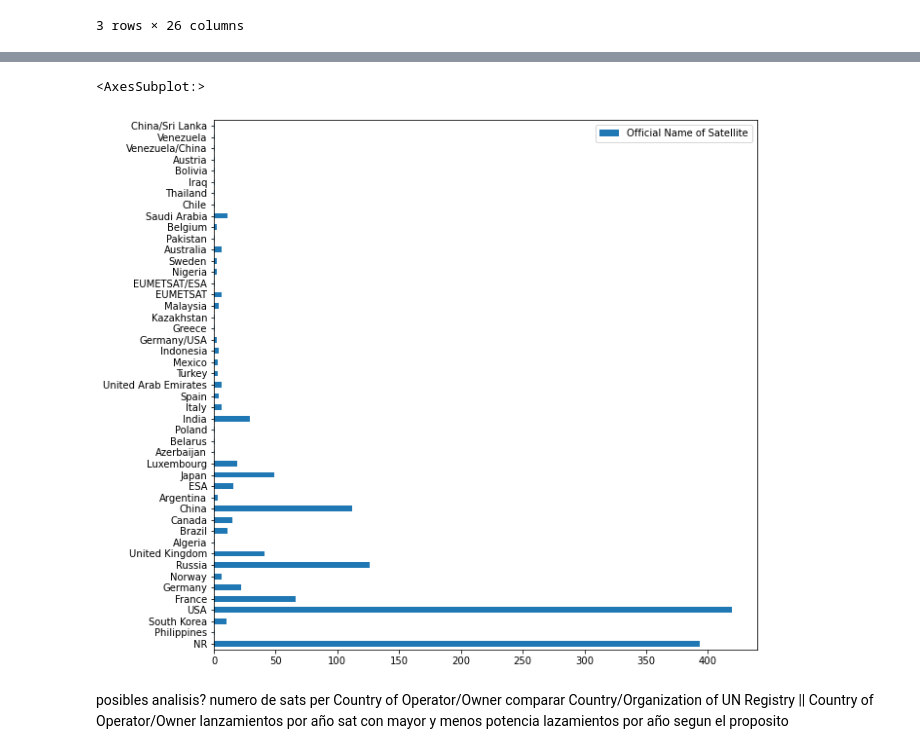
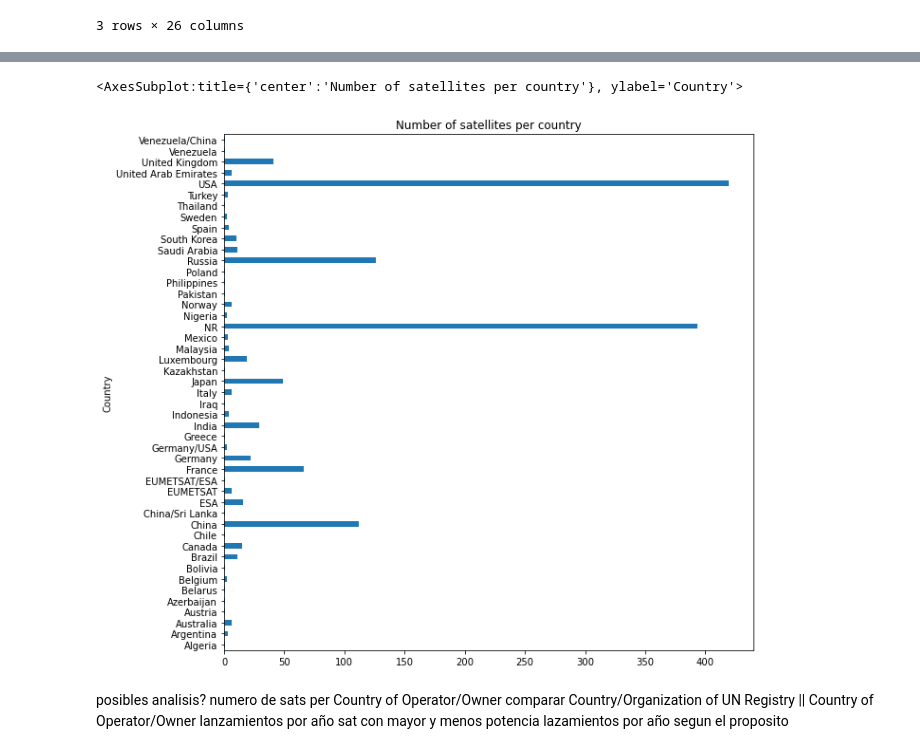
Before and after one commit to NickSamboni/AnalysingSatData, a Jupyter notebook: satellite.ipynb, the cells around one changed output, grey strips where cells are left out. Cells and saved outputs as stored; diff of their text form; code cells hidden in the pictures.

```diff
--- a/satellite.ipynb
+++ b/satellite.ipynb
@@ -42,13 +64,17 @@ dtype: object
 # %%
 group_satname = df.groupby('Country/Organization of UN Registry') #group by the country owner
 SatperCoun = group_satname.agg({'Official Name of Satellite':'nunique'}) #every country has its own counter of unique values
 y = SatperCoun['Official Name of Satellite']
-y = pd.DataFrame(y,x.unique()) #df with the number of sat and a index of every country
+y = pd.DataFrame(y) #df with the number of sat and a index of every country
 
-y.plot(kind='barh',figsize=(10,10))
+y.plot(kind='barh',
+        title='Number of satellites per country',
+        figsize=(10,10),
+        legend=None,
+        xlabel='Country')
 # %% [output]
-<AxesSubplot:>
+<AxesSubplot:title={'center':'Number of satellites per country'}, ylabel='Country'>
-[figure, old version]
+[figure, new version]
 # %% [markdown]
 posibles analisis?
 numero de sats per Country of Operator/Owner
```
Also changed, not shown: parts of 2 cells of this notebook.
